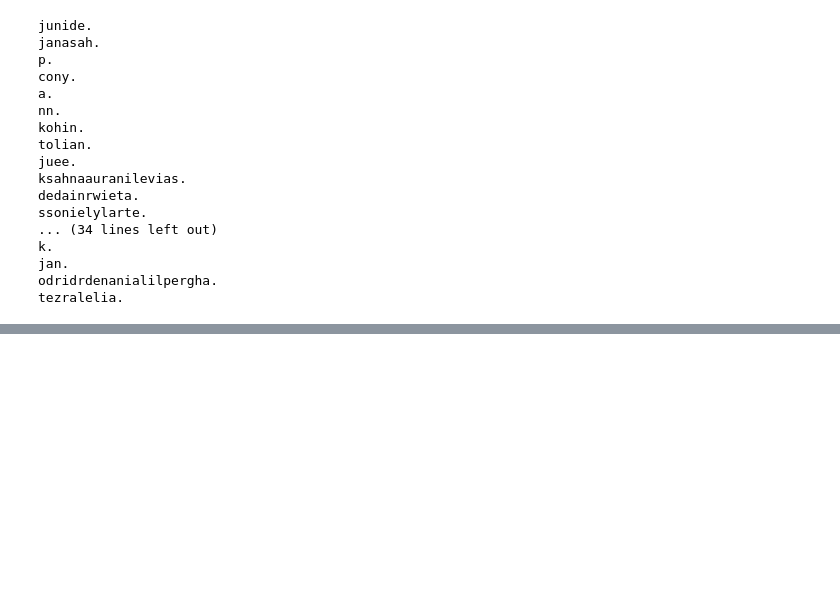
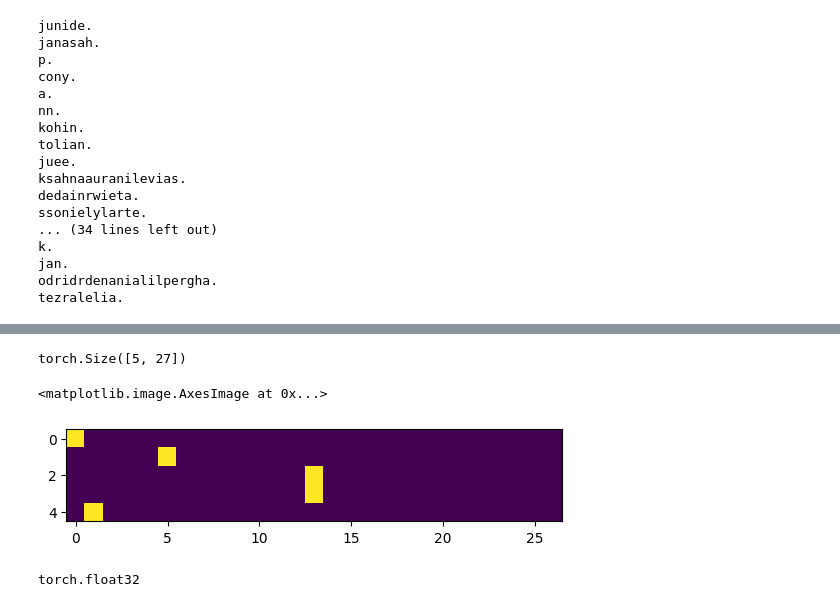
Before and after one commit to 4luqard/Neural-Networks, a Jupyter notebook: makemore.ipynb, the cells around one changed output, grey strips where cells are left out. Saved outputs shown, nothing was run; the diff lists cells and outputs as text; code cells hidden in the pictures; blank space fills up the shorter version.

```diff
--- a/makemore.ipynb
+++ b/makemore.ipynb
@@ -349,0 +353,4 @@ tezralelia.
+# %%
+P = (N+1).float()
+P = P / P.sum(1, keepdim=True)
+P[0].sum()
@@ -349,0 +359,19 @@ tezralelia.
+# %%
+log_likelihood = 0.0
+n = 0
+
+for w in ['andrejq']:
+    chs = ['.'] + list(w) + ['.']
+    for ch1, ch2 in zip(chs, chs[1:]):
+        ix1 = stoi[ch1]
+        ix2 = stoi[ch2]
+        prob = P[ix1, ix2]
+        logprob = t.log(prob)
+        log_likelihood += logprob
+        n += 1
+        print(f'{ch1}{ch2}: {prob:.4f} {logprob:.4f}')
+
+print(f"{log_likelihood.item()=:.4f}")
+nll = -log_likelihood
+print(f"{nll.item()=:.4f}")
+print(f"{nll.item()/n:.4f}")
@@ -349,0 +390,14 @@ tezralelia.
+# %%
+xs, ys = [], []
+
+for w in words[:1]:
+    chs = ['.'] + list(w) + ['.']
+    for ch1, ch2 in zip(chs, chs[1:]):
+        ix1 = stoi[ch1]
+        ix2 = stoi[ch2]
+        print(ch1, ch2)
+        xs.append(ix1)
+        ys.append(ix2)
+
+xs = t.tensor(xs)
+ys = t.tensor(ys)
@@ -349,0 +418,3 @@ tezralelia.
+# %%
+xenc = F.one_hot(xs, num_classes=27).float()
+xenc
@@ -349,0 +432,13 @@ tezralelia.
+# %%
+xenc.shape
+# %% [output]
+torch.Size([5, 27])
+# %%
+plt.imshow(xenc)
+# %% [output]
+<matplotlib.image.AxesImage at 0x...>
+[figure, added]
+# %%
+xenc.dtype
+# %% [output]
+torch.float32
```
Also changed, not shown: parts of 21 cells of this notebook.
